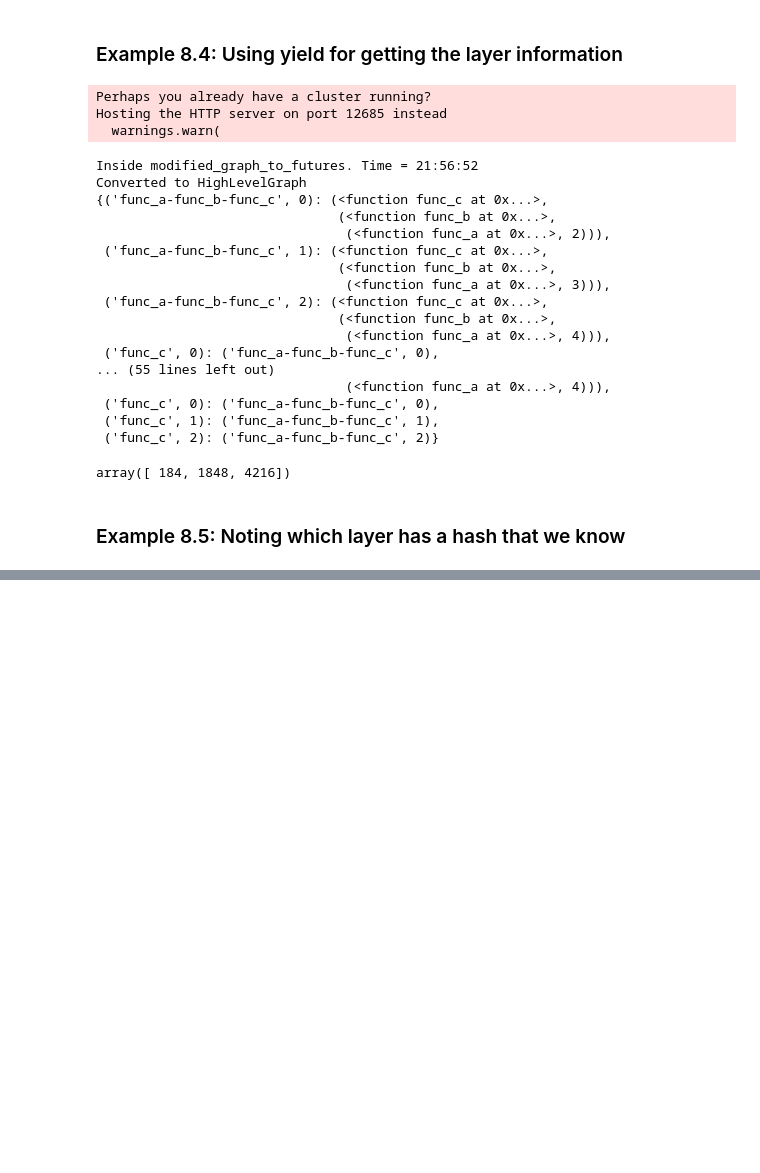
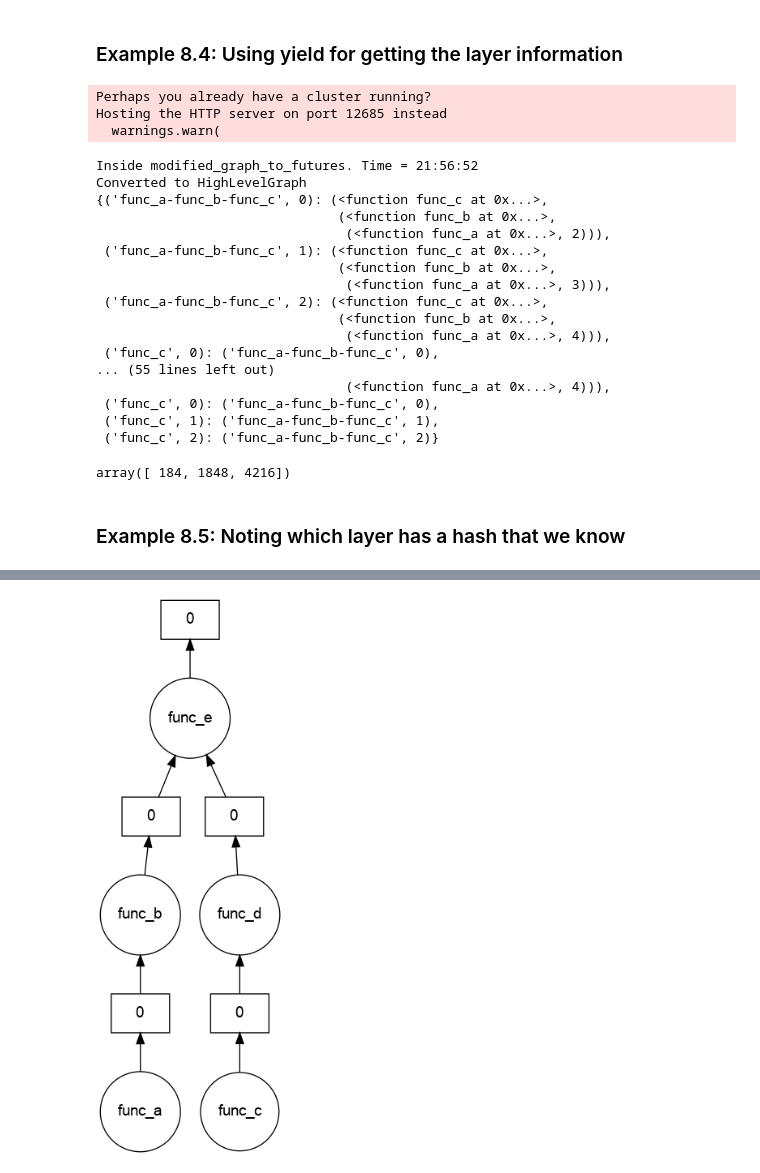
Before and after one commit to SWIFT-HEP/dask-dirac, a Jupyter notebook: examples/notebooks/client_graph.ipynb, the cells around one changed output, grey strips where cells are left out. Saved outputs shown, nothing was run; the diff lists cells and outputs as text; code cells hidden in the pictures; blank space fills up the shorter version.

```diff
--- a/examples/notebooks/client_graph.ipynb
+++ b/examples/notebooks/client_graph.ipynb
@@ -2081,0 +2121,31 @@ client.close()
+# %%
+# define highlevelgraph
+layers = {
+    "func_a": {
+        ("func_a", 0): (func_a, 2),
+    },
+    "func_b": {
+        ("func_b", 0): (func_b, ("func_a", 0)),
+    },
+    "func_c": {
+        ("func_c", 0): (func_c, 2),
+    },
+    "func_d": {
+        ("func_d", 0): (func_d, ("func_c", 0)),
+    },
+    "func_e": {
+        ("func_e", 0): (func_e, ("func_d", 0), ("func_b", 0)),
+    },
+}
+dependencies = {
+    "func_a": set(),
+    "func_b": {"func_a"},
+    "func_c": set(),
+    "func_d": {"func_c"},
+    "func_e": {"func_b", "func_d"},
+}
+
+hlg = HighLevelGraph(layers, dependencies)
+# %%
+# Create a Dask Array from the HighLevelGraph
+array = Array(hlg, "func_e", shape=(1,), dtype=list, chunks=(1,))
@@ -2081,0 +2156,4 @@ client.close()
+# %%
+array.visualize()
+# %% [output]
+[figure, added]
```
Also changed, not shown: parts of 13 cells of this notebook.
